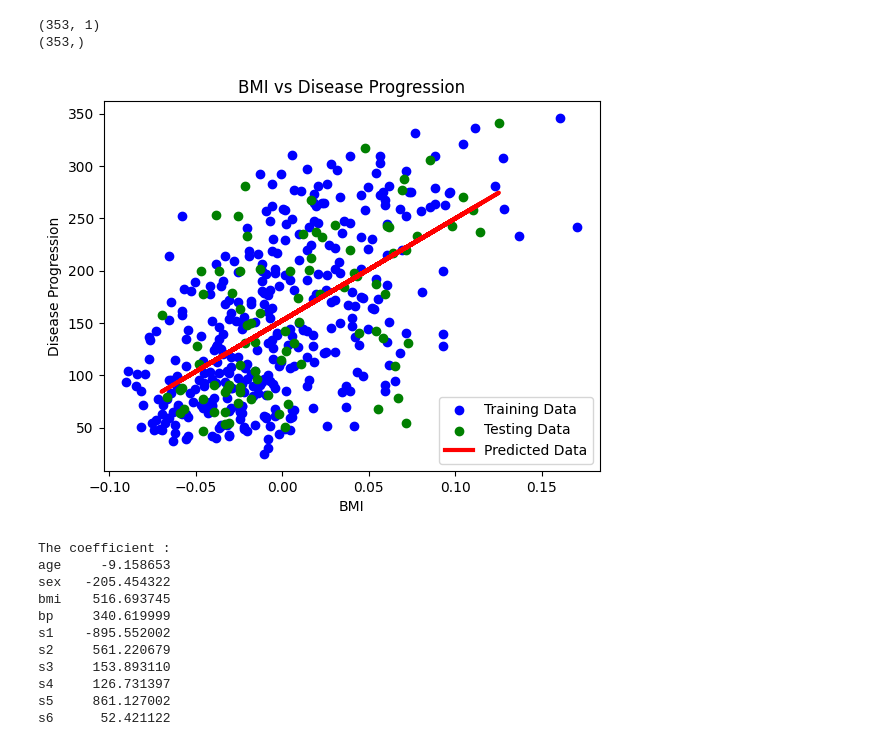
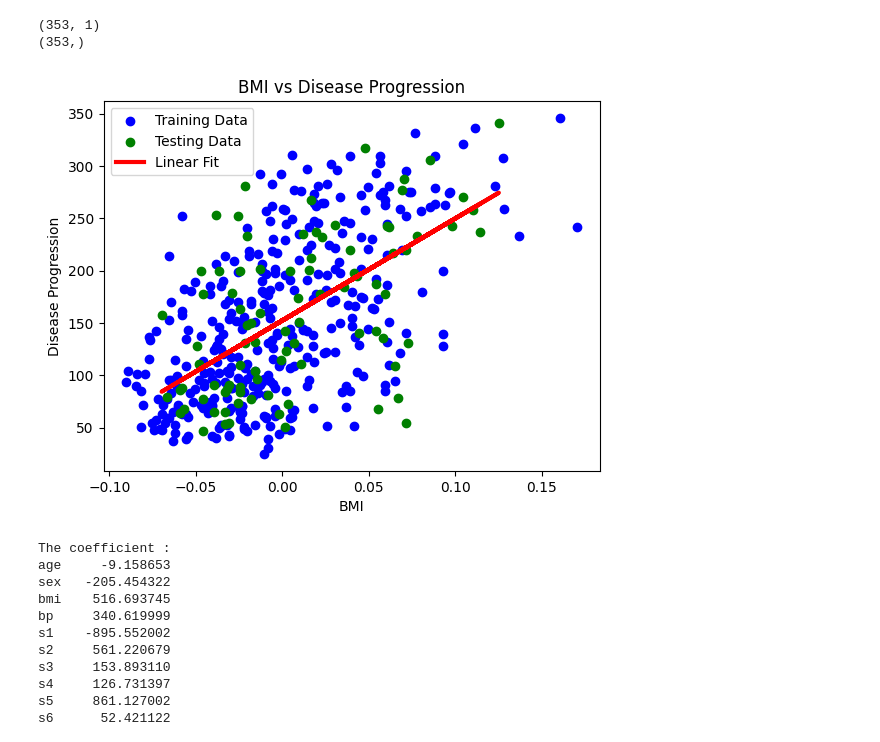
Before and after one commit to zeelshah007/CSCN8010-lab-submissions, a Jupyter notebook: students_submissions/8889436/lab3.ipynb, the cells around one changed output. Drawn from its saved outputs; the diff is of its cells as text; code cells hidden in the pictures.

```diff
--- a/students_submissions/8889436/lab3.ipynb
+++ b/students_submissions/8889436/lab3.ipynb
@@ -210,15 +210,15 @@ print(y_train.shape)
 # %%
 # Plotting
 plt.scatter(X_train,y_train, color='blue', label="Training Data")
 plt.scatter(X_test, y_test, color= 'green', label="Testing Data")
-plt.plot(X_test,predict_y,color= 'red', linewidth=3, label="Predicted Data")
+plt.plot(X_test,predict_y,color= 'red', linewidth=3, label="Linear Fit")
 plt.title("BMI vs Disease Progression")
 plt.xlabel("BMI")
 plt.ylabel("Disease Progression")
 plt.legend()
 plt.show()
 # %% [output]
-[figure, old version]
+[figure, new version]
 # %%
 # coefficient & intercept
 m_coff = pd.Series(model.coef_, index = X.columns)
```
